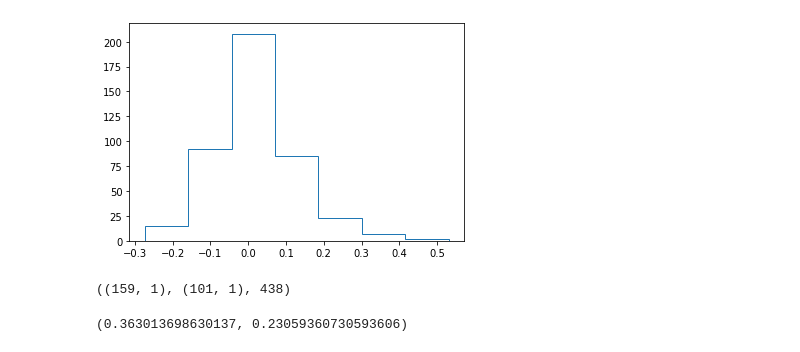
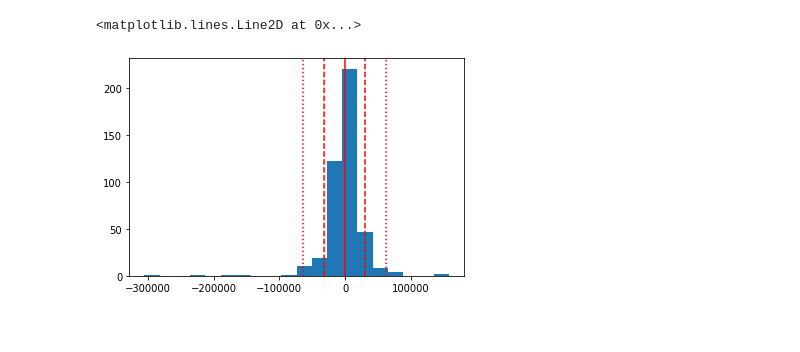
Before and after one commit to Shunling/CapstoneProjects, a Jupyter notebook: HousePriceRegression/Shirley_HousePriceRegression_Data_insight_price_dif.ipynb, the cells around one changed output. Cells and saved outputs as stored; diff of their text form; code cells hidden in the pictures.

```diff
--- a/HousePriceRegression/Shirley_HousePriceRegression_Data_insight_price_dif.ipynb
+++ b/HousePriceRegression/Shirley_HousePriceRegression_Data_insight_price_dif.ipynb
@@ -70,5 +69,0 @@ plt.hist(percentage_increase, bins=20, histtype='step')
-# %%
-_ = plt.hist(percentage_increase, bins=[-0.27442584, -0.15932609, -0.04422634,
-         0.07087342,  0.18597317,  0.30107292,  0.41617268,  0.53127243], histtype='step')
-# %% [output]
-[figure, removed]
@@ -80,8 +70,13 @@ under_predicted = dif_percentage.loc[dif_percentage.dif<-0.05]
-# %%
-over_predicted.shape,under_predicted.shape,dif_percentage.shape[0]
-# %% [output]
-((159, 1), (101, 1), 438)
-# %%
-159/438,101/438
-# %% [output]
-(0.363013698630137, 0.23059360730593606)
+# %%
+mean = price_dif.dif.mean()
+sd = price_dif.dif.std()
+
+plt.hist(price_dif.dif, bins=20)
+plt.axvline(mean,color='r',linestyle = '-')
+plt.axvline(mean-sd,color='r',linestyle = '--')
+plt.axvline(mean+sd,color='r',linestyle = '--')
+plt.axvline(mean-2*sd,color='r',linestyle = ':')
+plt.axvline(mean+2*sd,color='r',linestyle = ':')
+# %% [output]
+<matplotlib.lines.Line2D at 0x...>
+[figure, added]
```
Also changed, not shown: parts of 20 cells of this notebook.
